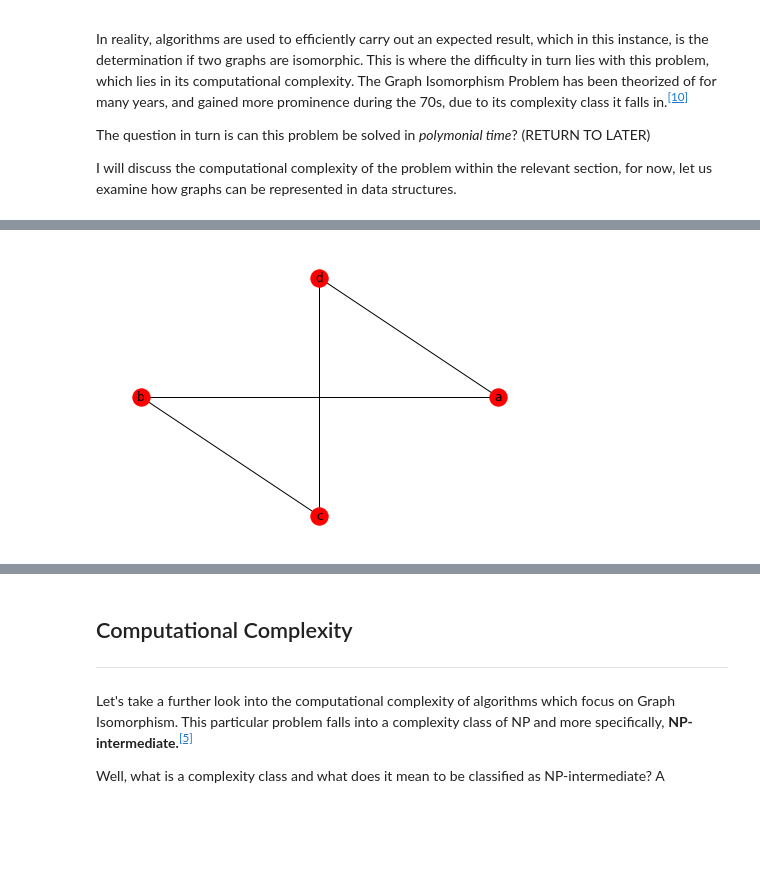
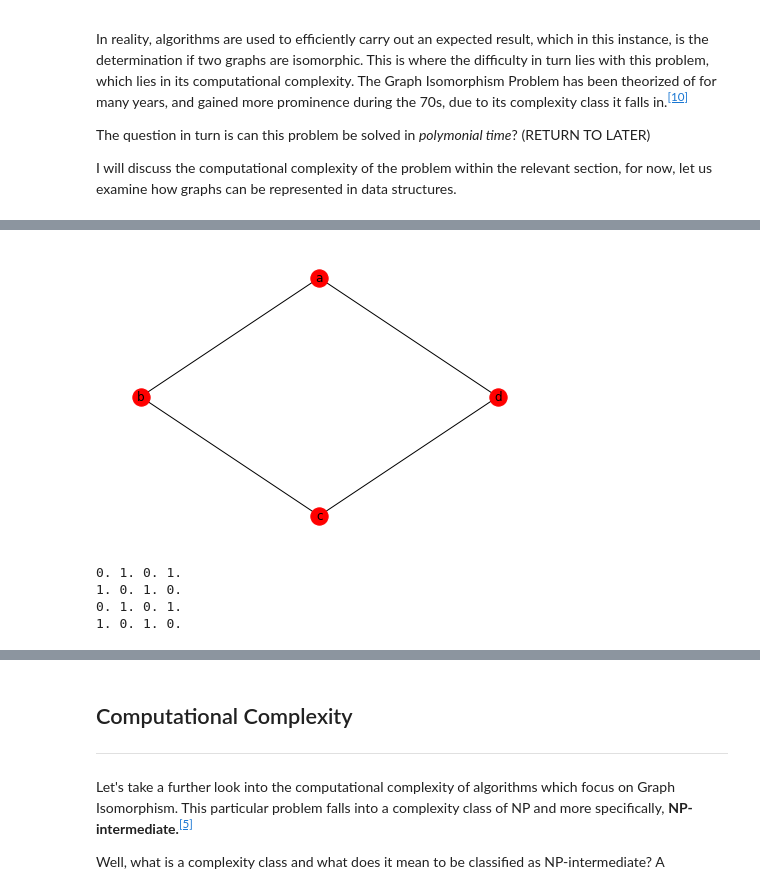
Before and after one commit to shanemcdonagh/Graph-Theory-Assessment, a Jupyter notebook: graph-isomorphism.ipynb, the cells around one changed output, grey strips where cells are left out. Cells and saved outputs as stored; diff of their text form; code cells hidden in the pictures; blank space fills up the shorter version.

Commit message:
Finished discussion on adjacency matrices and talked of permutations

```diff
--- a/graph-isomorphism.ipynb
+++ b/graph-isomorphism.ipynb
@@ -128,18 +128,41 @@ Based on the information within these adjacency matrices, we can also determine
 Let us demonstrate this, by using Python, as we did earlier.
 # %%
 # Create an empty graph (no vertices or edges)
-graph = nx.Graph()
+graph3 = nx.Graph()
 
 # Define a list with a set of edges
 # Set: Group of objects where order is irrelevant
-edges = [{'d','a'},{'a', 'b'}, {'b', 'c'},{'c', 'd'}]
+edges3 = [{'d','a'},{'a', 'b'}, {'b', 'c'},{'c', 'd'}]
 
 # Add edges to the graph
-graph.add_edges_from(edges)
+graph3.add_edges_from(edges)
 
 # Draw the graph
-nx.draw_circular(graph,**parameters)
+nx.draw_circular(graph3,**parameters)
 # %% [output]
-[figure, old version]
+[figure, new version]
 # %%
-# Import
+# Reference: The repository provided during the course semester on Graph Isomorphism
+# Link to Google Colab Notebook:
+# https://colab.research.google.com/github/ianmcloughlin/jupyter-teaching-notebooks/blob/main/graph_isomorphism.ipynb#scrollTo=YwEqmGqQ6FHk
+
+# Function: Outputs a given adjacency matrix without brackets
+def matrix_print(A):
+  # Loop through rows of the given matrix.
+  for r in A:
+    # Print the current row, removing the brackets in the process.
+    print(str(r)[1:-1])
+  # Print a blank line.
+  print()
+
+# Returns the graph adjacency matrix as a NumPy array
+# Documentation: https://networkx.org/documentation/stable/reference/generated/networkx.convert_matrix.to_numpy_array.html
+adj = nx.to_numpy_array(graph3)
+
+# Output the matrix
+matrix_print(adj)
+# %% [output]
+0. 1. 0. 1.
+1. 0. 1. 0.
+0. 1. 0. 1.
+1. 0. 1. 0.
```
Also changed, not shown: parts of 9 cells of this notebook.
